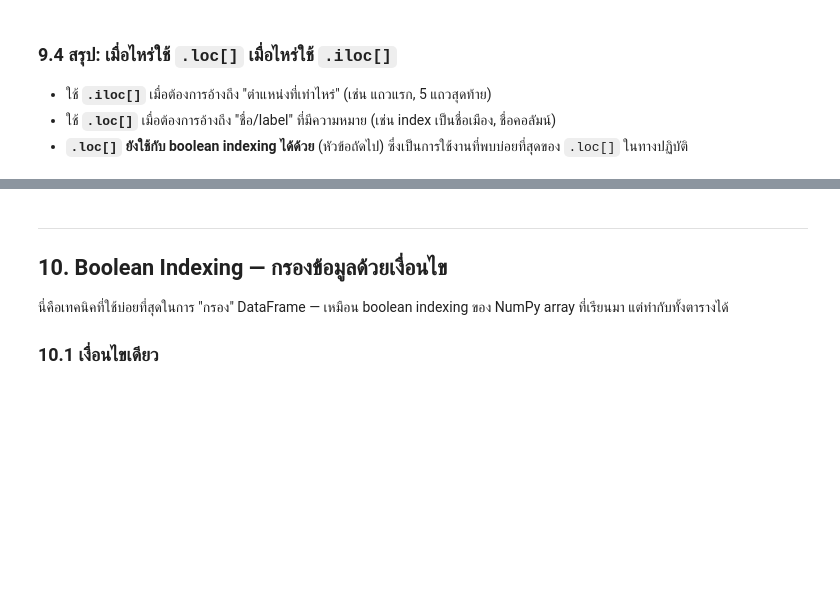
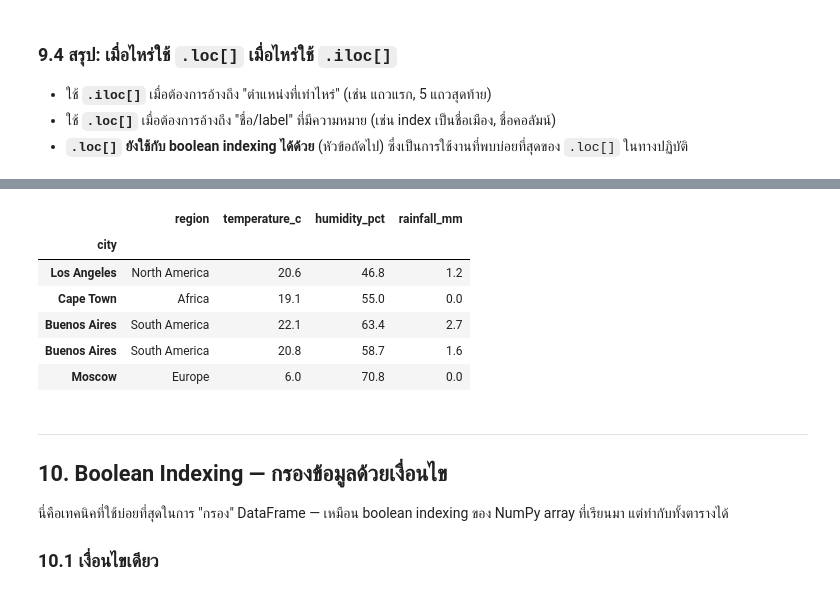
Before and after one commit to thanakppm/Thanakorn_Phongphet_683020572-7, a Jupyter notebook: SC612104_Session08_Pandas_Basics.ipynb, the cells around one changed output, grey strips where cells are left out. Saved outputs shown, nothing was run; the diff lists cells and outputs as text; code cells hidden in the pictures; blank space fills up the shorter version.

```diff
--- a/SC612104_Session08_Pandas_Basics.ipynb
+++ b/SC612104_Session08_Pandas_Basics.ipynb
@@ -518,3 +591,14 @@ print(df_city_index.iloc[0])
+# %%
+# ดึงค่าในแถวที่ 2,4,6,8,10 คอลัมน์ที่ 3,4,5,6
+df.iloc[2:11:2, 3:7]
+# %% [output]
+|  | region | temperature_c | humidity_pct | rainfall_mm |
+| city |  |  |  |  |
+| Los Angeles | North America | 20.6 | 46.8 | 1.2 |
+| Cape Town | Africa | 19.1 | 55.0 | 0.0 |
+| Buenos Aires | South America | 22.1 | 63.4 | 2.7 |
+| Buenos Aires | South America | 20.8 | 58.7 | 1.6 |
+| Moscow | Europe | 6.0 | 70.8 | 0.0 |
 # %% [markdown]
 ---
 ## 10. Boolean Indexing — กรองข้อมูลด้วยเงื่อนไข
```
Also changed, not shown: parts of 9 cells of this notebook.
